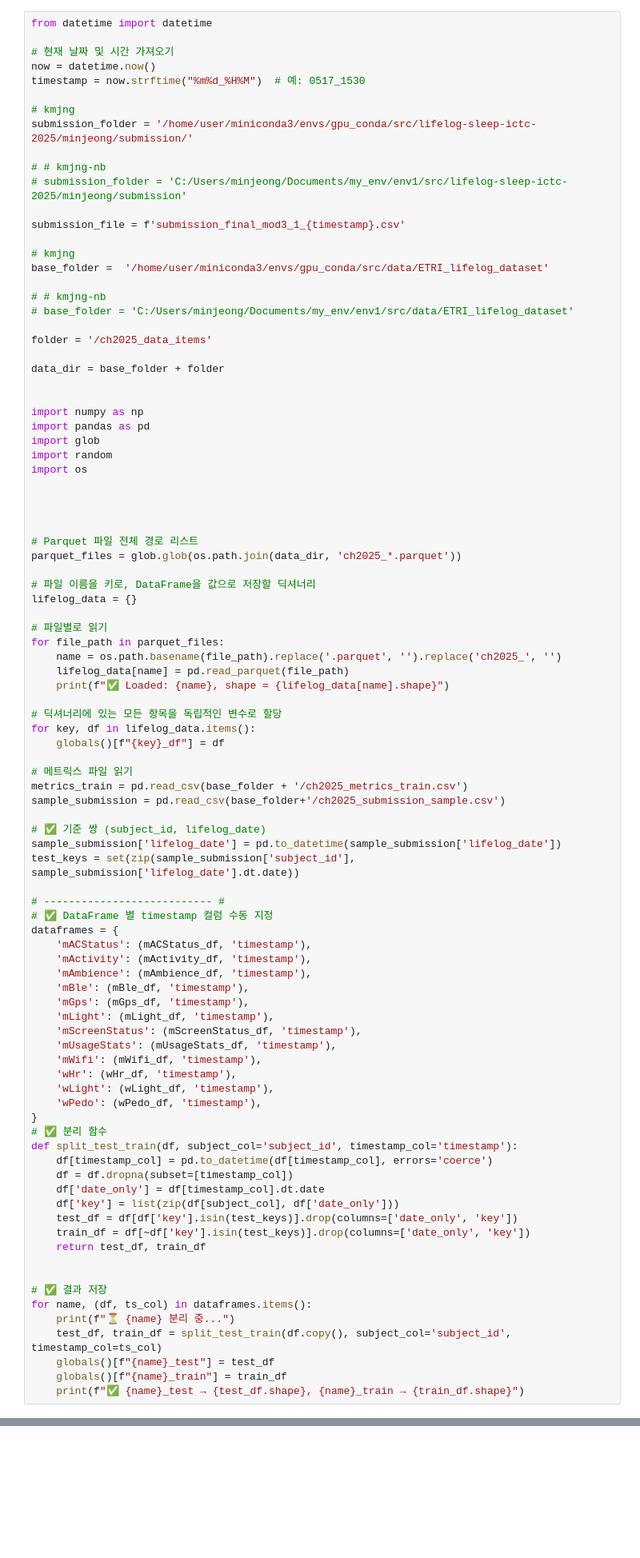
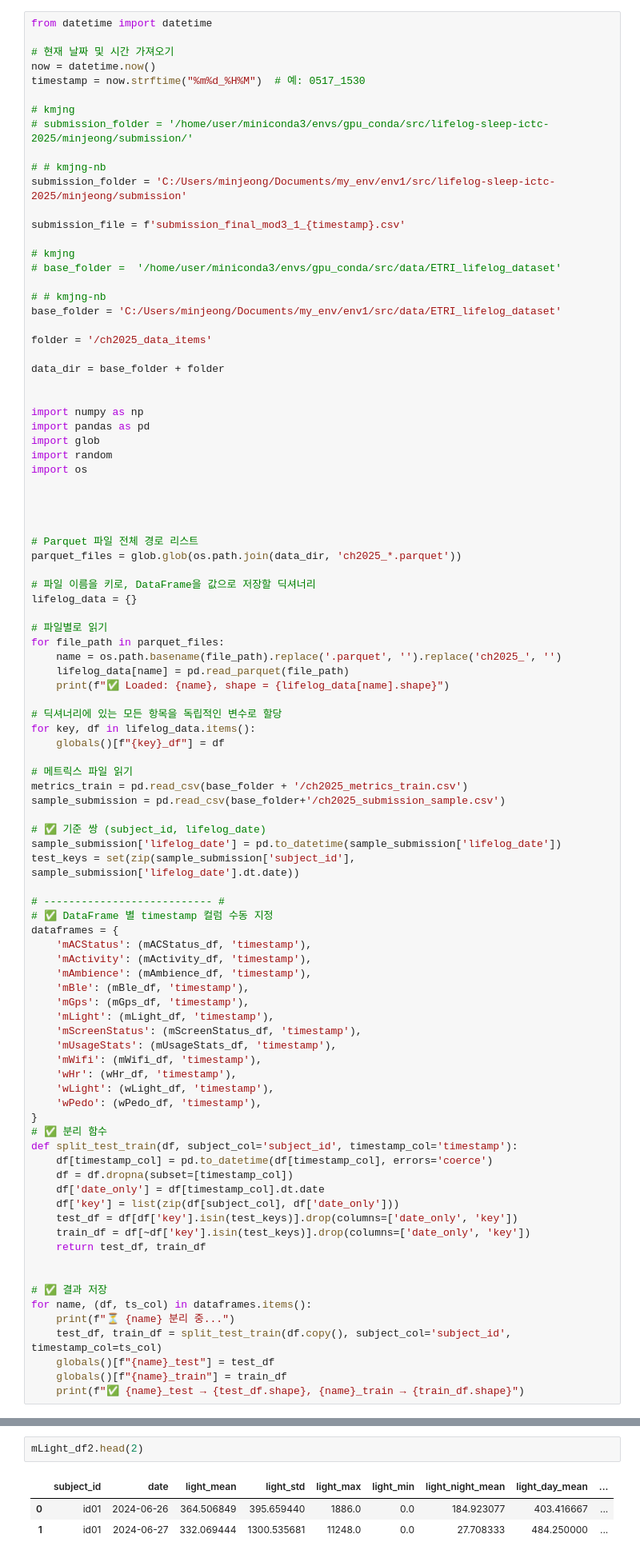
Before and after one commit to datalab-hub/lifelog-sleep-ictc-2025, a Jupyter notebook: minjeong/data-mining/4_mLight.ipynb, the cells around one changed output, grey strips where cells are left out. Shown at 80% size. Cells and saved outputs as stored; diff of their text form; blank space fills up the shorter version.

Commit message:
update mLight

```diff
--- a/minjeong/data-mining/4_mLight.ipynb
+++ b/minjeong/data-mining/4_mLight.ipynb
@@ -8,18 +8,18 @@ now = datetime.now()
 timestamp = now.strftime("%m%d_%H%M")  # 예: 0517_1530
 
 # kmjng
-submission_folder = '/home/user/miniconda3/envs/gpu_conda/src/lifelog-sleep-ictc-2025/minjeong/submission/'
+# submission_folder = '/home/user/miniconda3/envs/gpu_conda/src/lifelog-sleep-ictc-2025/minjeong/submission/'
 
 # # kmjng-nb
-# submission_folder = 'C:/Users/minjeong/Documents/my_env/env1/src/lifelog-sleep-ictc-2025/minjeong/submission'
+submission_folder = 'C:/Users/minjeong/Documents/my_env/env1/src/lifelog-sleep-ictc-2025/minjeong/submission'
 
 submission_file = f'submission_final_mod3_1_{timestamp}.csv'
 
 # kmjng
-base_folder =  '/home/user/miniconda3/envs/gpu_conda/src/data/ETRI_lifelog_dataset'
+# base_folder =  '/home/user/miniconda3/envs/gpu_conda/src/data/ETRI_lifelog_dataset'
 
 # # kmjng-nb
-# base_folder = 'C:/Users/minjeong/Documents/my_env/env1/src/data/ETRI_lifelog_dataset'
+base_folder = 'C:/Users/minjeong/Documents/my_env/env1/src/data/ETRI_lifelog_dataset'
 
 folder = '/ch2025_data_items'
 
@@ -116,3 +146,9 @@ def process_mLight(df):
     return daily
 
 mLight_df2 = process_mLight(mLight_df)
+# %%
+mLight_df2.head(2)
+# %% [output]
+|  | subject_id | date | light_mean | light_std | light_max | light_min | light_night_mean | light_day_mean | ... |
+| 0 | id01 | 2024-06-26 | 364.506849 | 395.659440 | 1886.0 | 0.0 | 184.923077 | 403.416667 | ... |
+| 1 | id01 | 2024-06-27 | 332.069444 | 1300.535681 | 11248.0 | 0.0 | 27.708333 | 484.250000 | ... |
```
Also changed, not shown: parts of 7 cells of this notebook, 1 other file.
